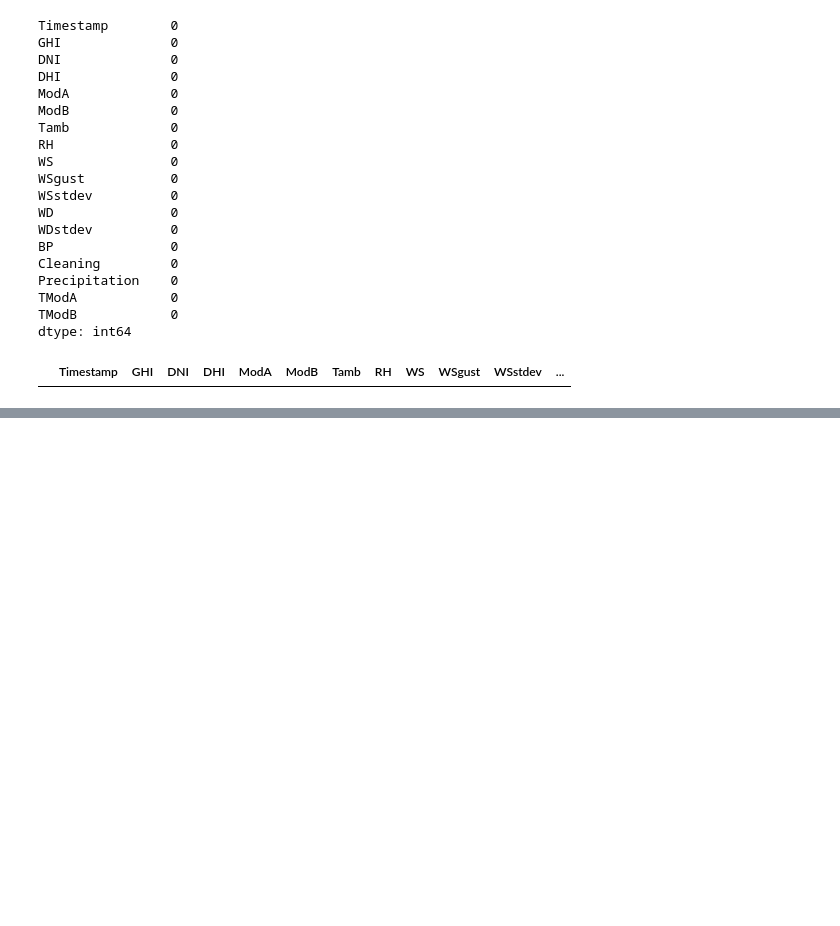
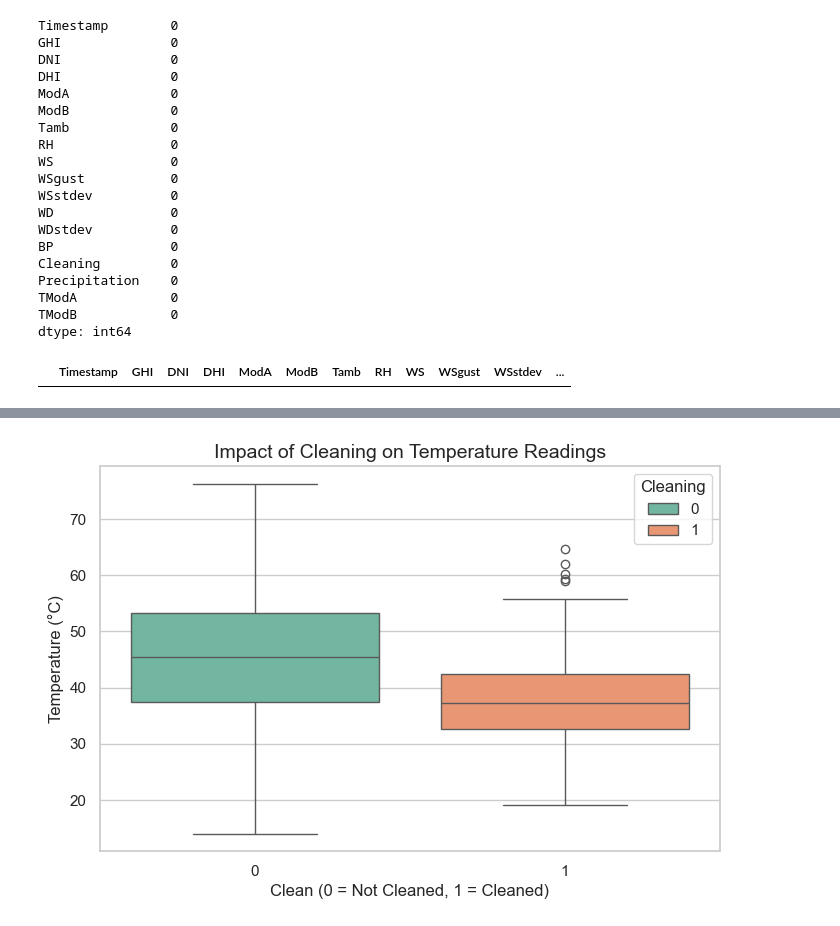
Before and after one commit to mebratuteshale/mebratu-week0, a Jupyter notebook: notebooks/benin_EDA.ipynb, the cells around one changed output, grey strips where cells are left out. Cells and saved outputs as stored; diff of their text form; code cells hidden in the pictures; blank space fills up the shorter version.

```diff
--- a/notebooks/benin_EDA.ipynb
+++ b/notebooks/benin_EDA.ipynb
@@ -172,0 +174,14 @@ df_benin.shape
+# %%
+# Show the impact of clean in the temprature
+# Create a boxplot to visualize the impact of cleaning
+sns.set_theme(style="whitegrid")
+plt.figure(figsize=(8, 5))
+sns.boxplot(x='Cleaning', y='TempAvg', data=df_benin, hue='Cleaning', palette="Set2")
+
+# Customize the plot
+plt.title('Impact of Cleaning on Temperature Readings', fontsize=14)
+plt.xlabel('Clean (0 = Not Cleaned, 1 = Cleaned)', fontsize=12)
+plt.ylabel('Temperature (°C)', fontsize=12)
+plt.show()
+# %% [output]
+[figure, added]
```
Also changed, not shown: parts of 12 cells of this notebook.
